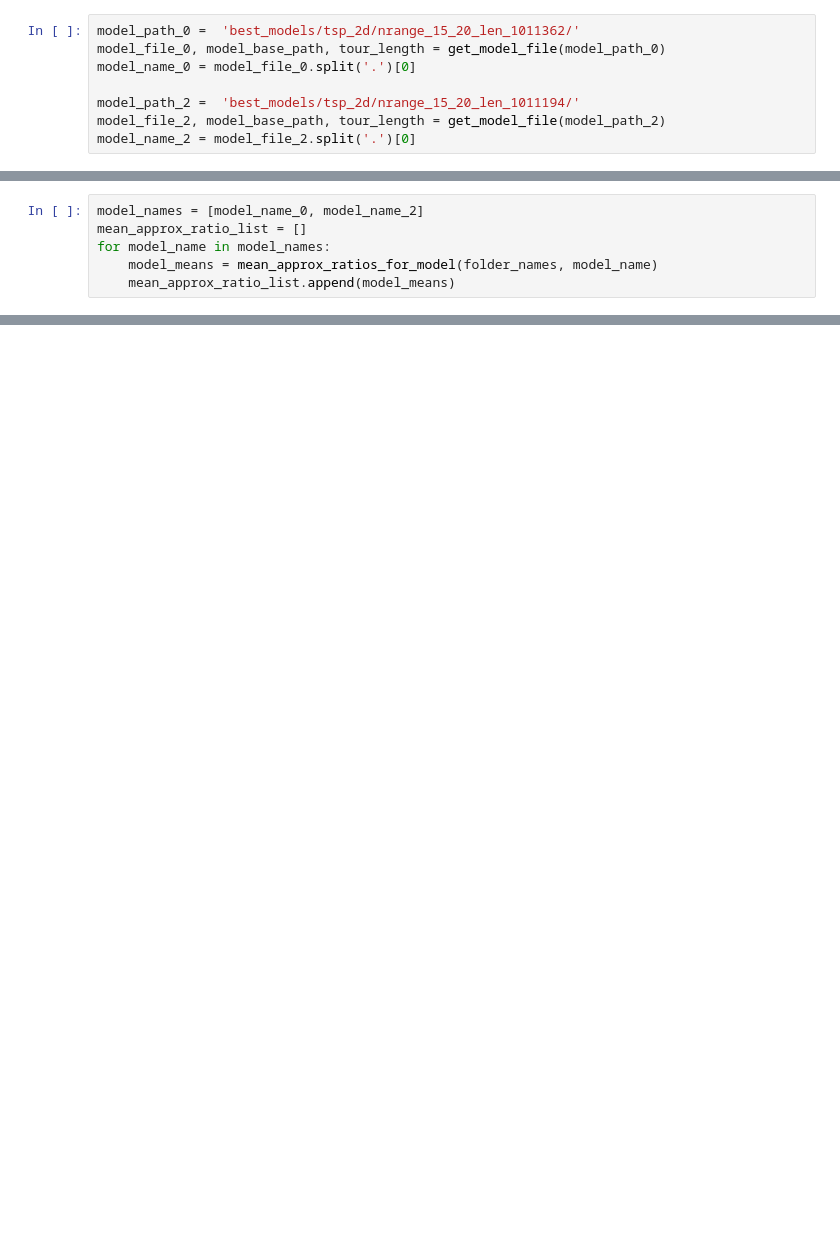
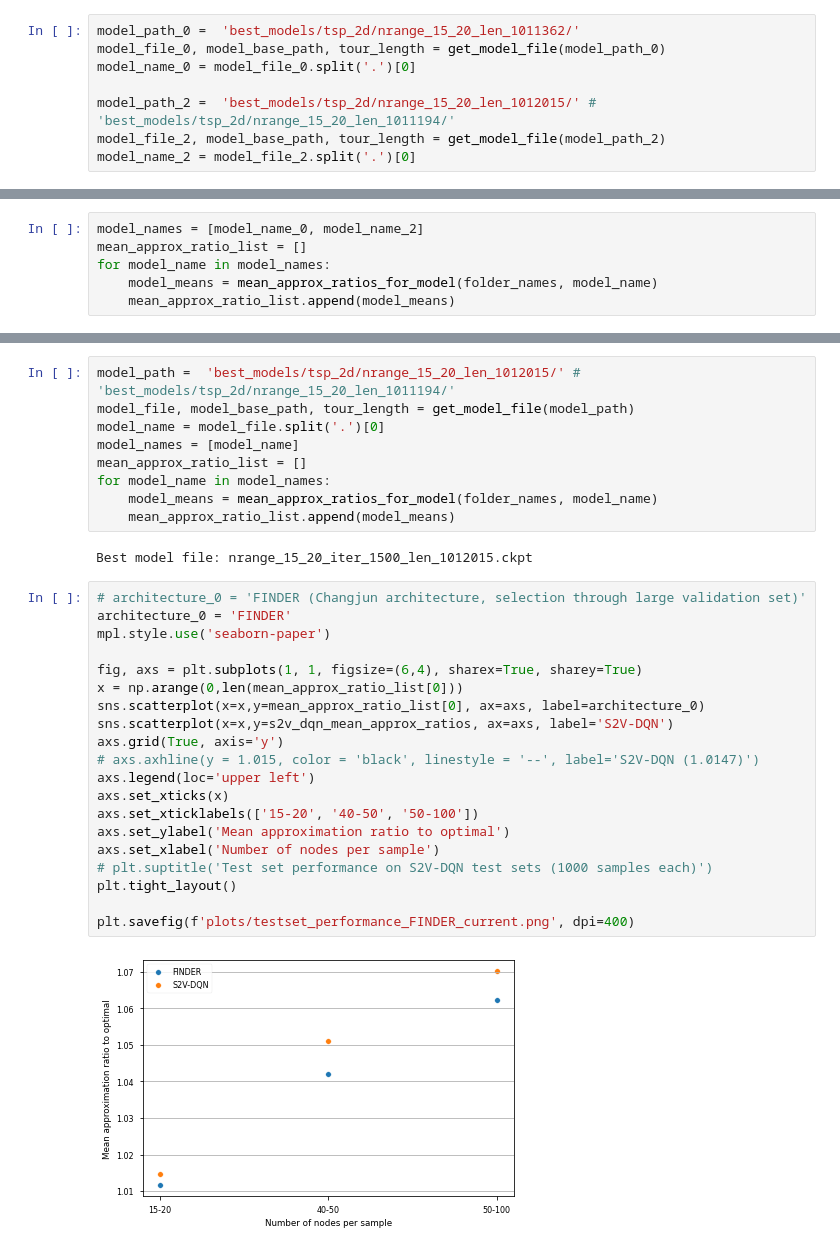
Before and after one commit to dschaub95/FINDER-TSP, a Jupyter notebook: FINDER_synthetic_test_visualization.ipynb, the cells around one changed output, grey strips where cells are left out. Saved outputs shown, nothing was run; the diff lists cells and outputs as text; blank space fills up the shorter version.

Commit message:
split encoder/decoder, unified test function --> working

```diff
--- a/FINDER_synthetic_test_visualization.ipynb
+++ b/FINDER_synthetic_test_visualization.ipynb
@@ -83,7 +83,7 @@ model_path_0 =  'best_models/tsp_2d/nrange_15_20_len_1011362/'
 model_file_0, model_base_path, tour_length = get_model_file(model_path_0)
 model_name_0 = model_file_0.split('.')[0]
 
-model_path_2 =  'best_models/tsp_2d/nrange_15_20_len_1011194/'
+model_path_2 =  'best_models/tsp_2d/nrange_15_20_len_1012015/' # 'best_models/tsp_2d/nrange_15_20_len_1011194/'
 model_file_2, model_base_path, tour_length = get_model_file(model_path_2)
 model_name_2 = model_file_2.split('.')[0]
 # %% [output]
@@ -119,3 +119,36 @@ plt.tight_layout()
 plt.savefig(f'plots/testset_performance_changjun.png', dpi=400)
 # %% [output]
 [figure]
+# %%
+model_path =  'best_models/tsp_2d/nrange_15_20_len_1012015/' # 'best_models/tsp_2d/nrange_15_20_len_1011194/'
+model_file, model_base_path, tour_length = get_model_file(model_path)
+model_name = model_file.split('.')[0]
+model_names = [model_name]
+mean_approx_ratio_list = []
+for model_name in model_names:
+    model_means = mean_approx_ratios_for_model(folder_names, model_name)
+    mean_approx_ratio_list.append(model_means)
+# %% [output]
+Best model file: nrange_15_20_iter_1500_len_1012015.ckpt
+# %%
+# architecture_0 = 'FINDER (Changjun architecture, selection through large validation set)'
+architecture_0 = 'FINDER'
+mpl.style.use('seaborn-paper')
+
+fig, axs = plt.subplots(1, 1, figsize=(6,4), sharex=True, sharey=True)
+x = np.arange(0,len(mean_approx_ratio_list[0]))
+sns.scatterplot(x=x,y=mean_approx_ratio_list[0], ax=axs, label=architecture_0)
+sns.scatterplot(x=x,y=s2v_dqn_mean_approx_ratios, ax=axs, label='S2V-DQN')
+axs.grid(True, axis='y')
+# axs.axhline(y = 1.015, color = 'black', linestyle = '--', label='S2V-DQN (1.0147)')
+axs.legend(loc='upper left')
+axs.set_xticks(x)
+axs.set_xticklabels(['15-20', '40-50', '50-100'])
+axs.set_ylabel('Mean approximation ratio to optimal')
+axs.set_xlabel('Number of nodes per sample')
+# plt.suptitle('Test set performance on S2V-DQN test sets (1000 samples each)')
+plt.tight_layout()
+
+plt.savefig(f'plots/testset_performance_FINDER_current.png', dpi=400)
+# %% [output]
+[figure, added]
```
Also changed, not shown: parts of 2 cells of this notebook, 2 other files.
